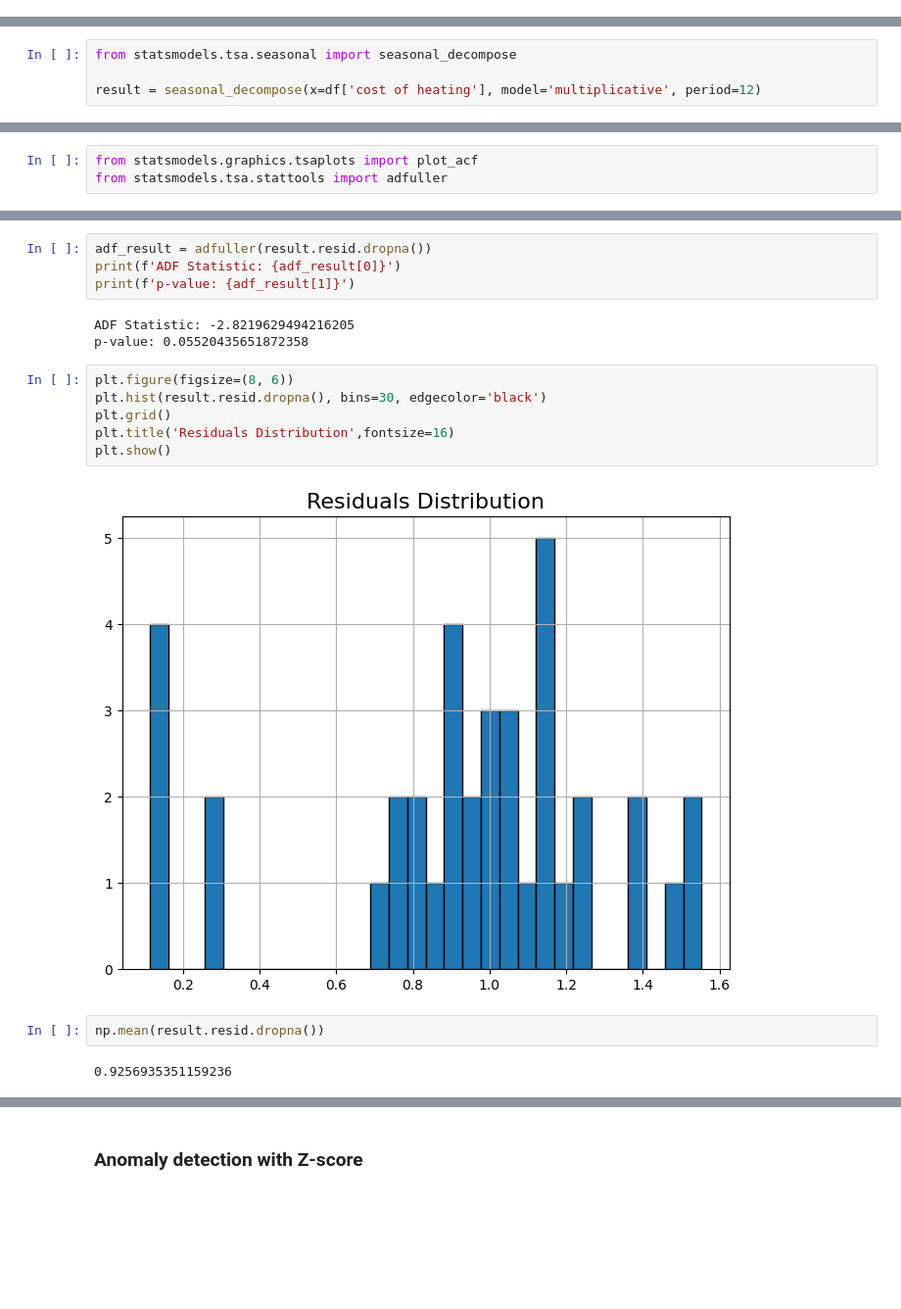
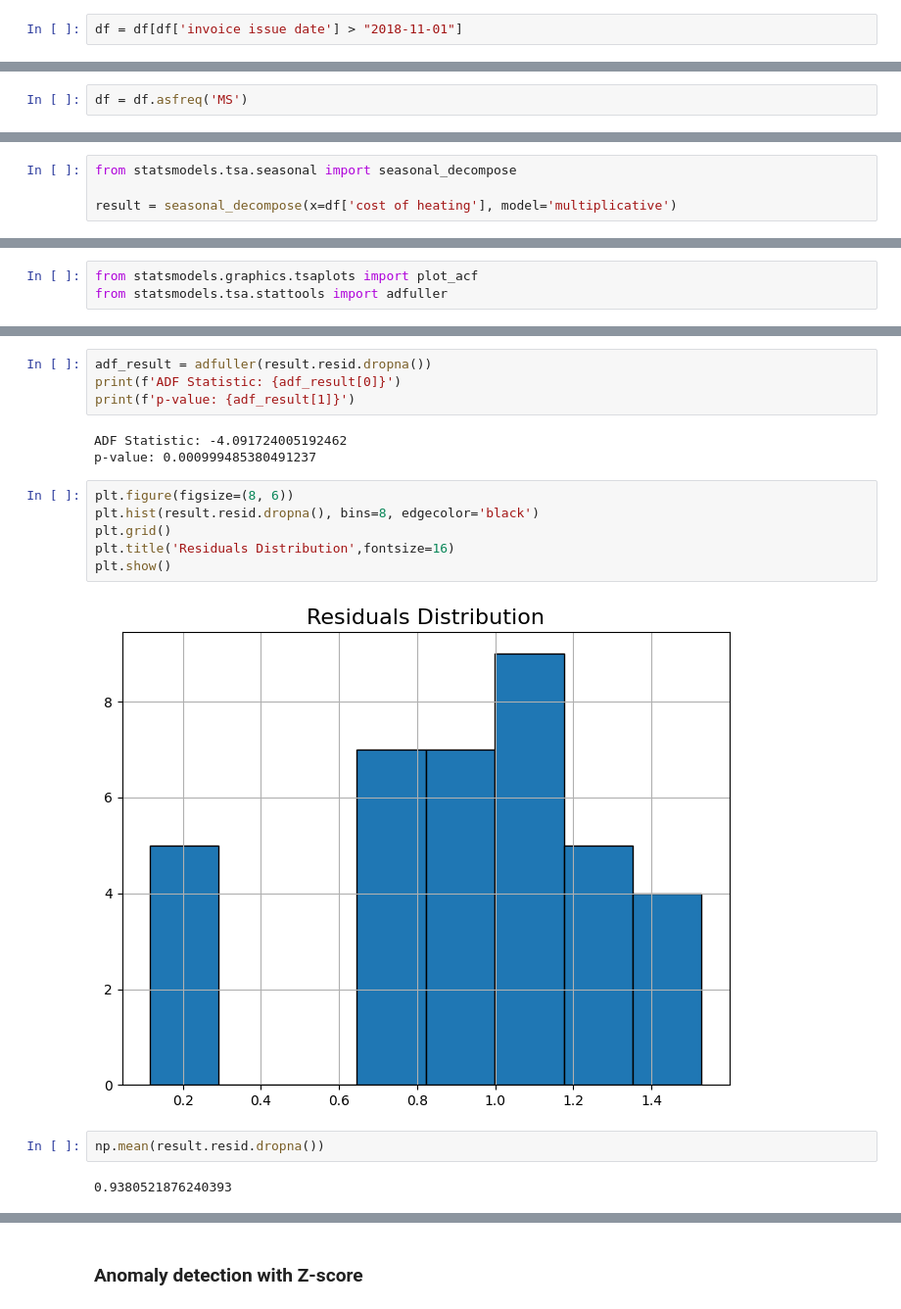
Before and after one commit to MKastek/time-series-notes, a Jupyter notebook: cost_of_heating_time_series.ipynb, the cells around one changed output, grey strips where cells are left out. Shown at 98% size. Drawn from its saved outputs; the diff is of its cells as text; blank space fills up the shorter version.

```diff
--- a/cost_of_heating_time_series.ipynb
+++ b/cost_of_heating_time_series.ipynb
@@ -117,6 +116,8 @@ df
 | 47 | 2022-10-01 | 1363 |
 | 48 | 2022-11-01 | 2719 |
 | 49 | 2022-12-01 | 2961 |
+# %%
+df = df[df['invoice issue date'] > "2018-11-01"]
 # %%
 df['invoice issue date'] = pd.to_datetime(df['invoice issue date'])  # Replace 'date' with your date column
 df = df.set_index('invoice issue date').sort_index()
@@ -123,3 +130,5 @@ df = df.set_index('invoice issue date').sort_index()
+# %%
+df = df.asfreq('MS')
 # %%
 df
 # %% [output]
@@ -150,7 +159,7 @@ df.plot( y='cost of heating');
 # %%
 from statsmodels.tsa.seasonal import seasonal_decompose
 
-result = seasonal_decompose(x=df['cost of heating'], model='multiplicative', period=12)
+result = seasonal_decompose(x=df['cost of heating'], model='multiplicative')
 # %%
 result.plot()
 plt.show()
@@ -239,20 +248,20 @@ adf_result = adfuller(result.resid.dropna())
 print(f'ADF Statistic: {adf_result[0]}')
 print(f'p-value: {adf_result[1]}')
 # %% [output]
-ADF Statistic: -2.8219629494216205
-p-value: 0.05520435651872358
+ADF Statistic: -4.091724005192462
+p-value: 0.000999485380491237
 # %%
 plt.figure(figsize=(8, 6))
-plt.hist(result.resid.dropna(), bins=30, edgecolor='black')
+plt.hist(result.resid.dropna(), bins=8, edgecolor='black')
 plt.grid()
 plt.title('Residuals Distribution',fontsize=16)
 plt.show()
 # %% [output]
-[figure, old version]
+[figure, new version]
 # %%
 np.mean(result.resid.dropna())
 # %% [output]
-0.9256935351159236
+0.9380521876240393
 # %%
 residuals = result.resid.dropna()
 # 1. Plot the residuals
```
Also changed, not shown: parts of 29 cells of this notebook.
